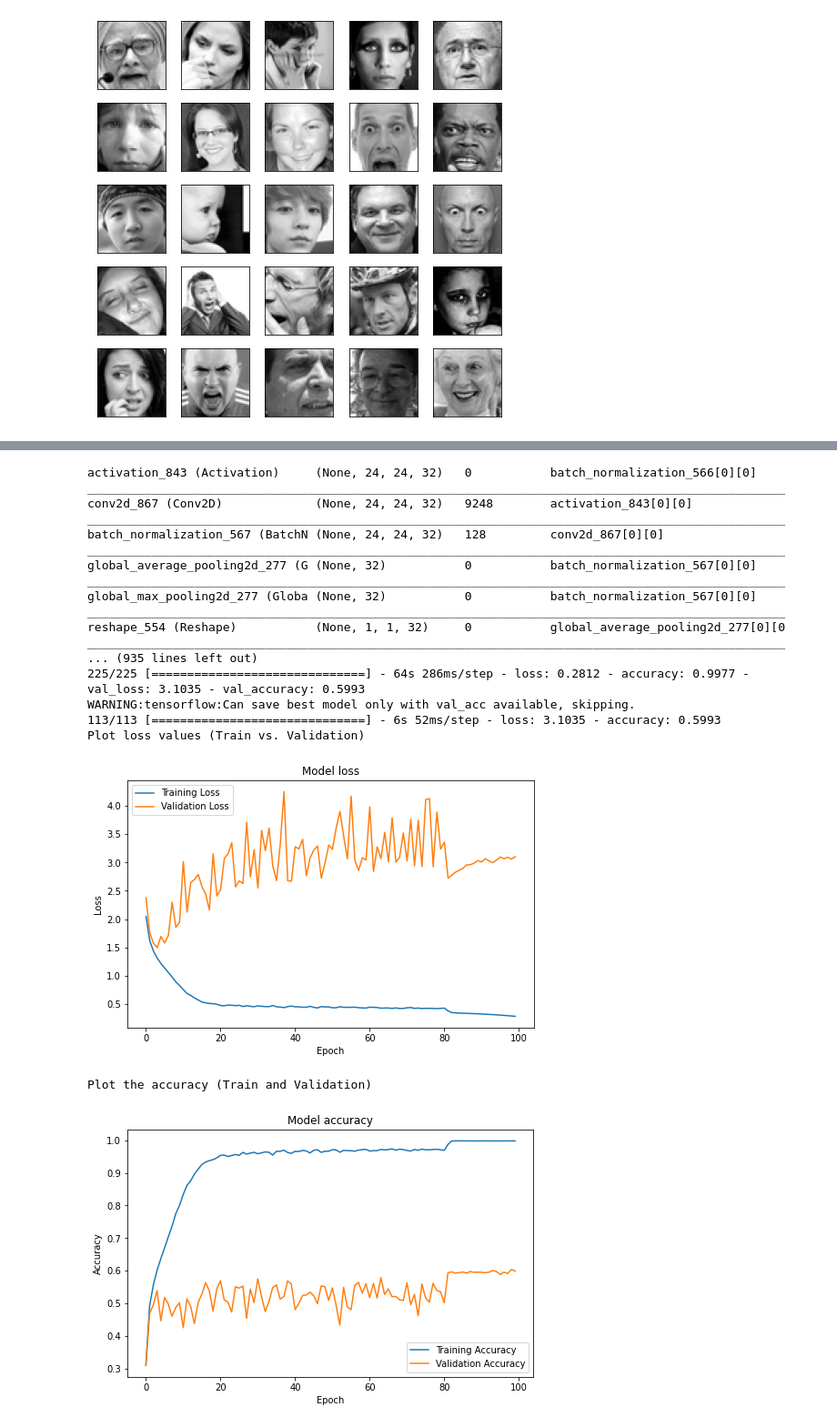
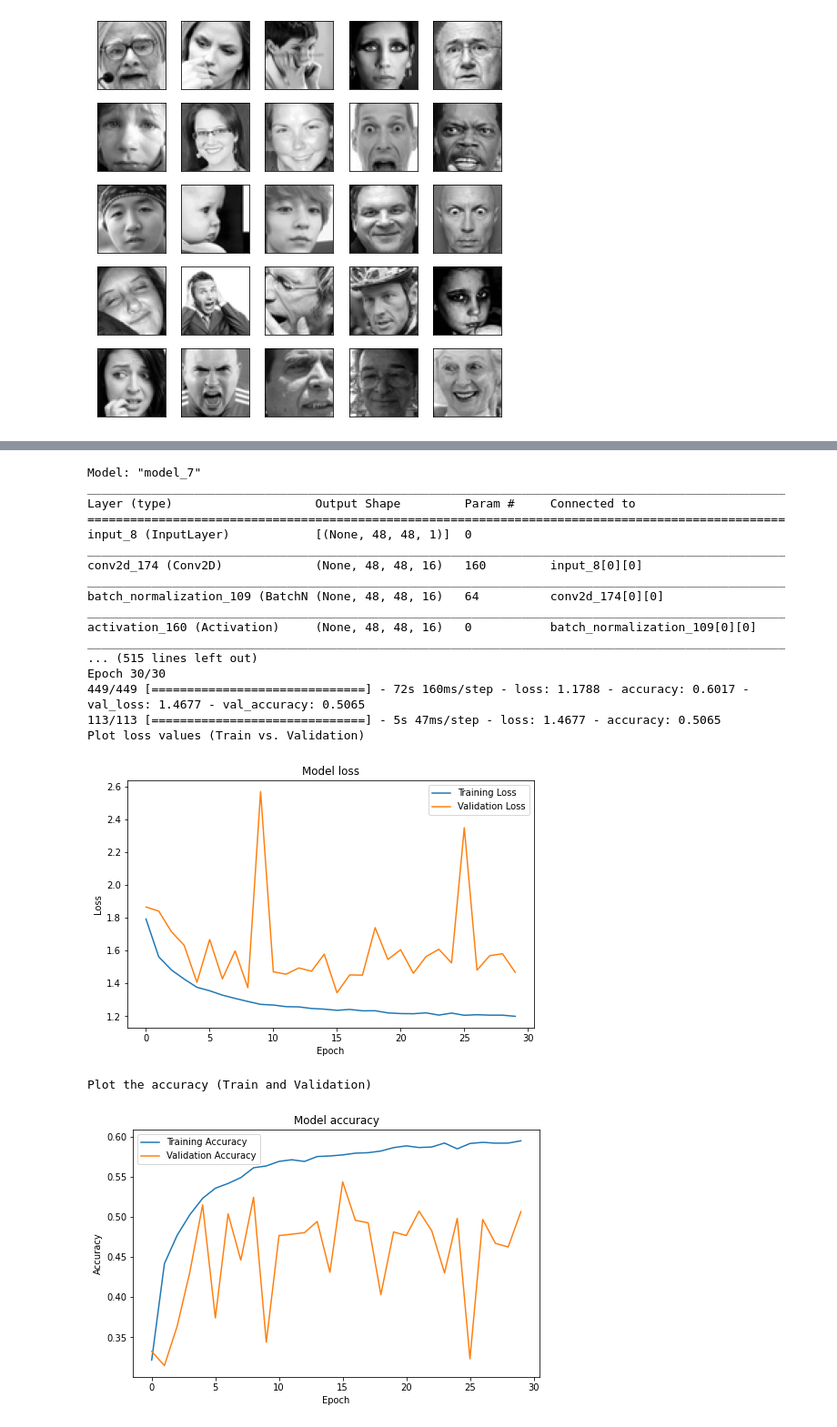
Before and after one commit to Tithra/Computer-Vision-DNN, a Jupyter notebook: FaceRecognition.ipynb, the cells around one changed output, grey strips where cells are left out. Shown at 91% size. Drawn from its saved outputs; the diff is of its cells as text; code cells hidden in the pictures.

```diff
--- a/FaceRecognition.ipynb
+++ b/FaceRecognition.ipynb
@@ -108,8 +104,8 @@ import numpy as np
 import os
 
 # Training parameters
-batch_size = 128
-epochs = 100
+batch_size = 64
+epochs = 30
 data_augmentation = False
 num_classes = 7
 subtract_pixel_mean = False  # Subtracting pixel mean improves accuracy
@@ -150,11 +146,12 @@ y_test = to_categorical(y_test, num_classes)
 y_val = to_categorical(y_val, num_classes)
 
 
-depth = 50 # For ResNet, specify the depth (e.g. ResNet50: depth=50, ResNet101: Depth=101)
+depth = 20 # For ResNet, specify the depth (e.g. ResNet50: depth=50, ResNet101: Depth=101)
 model = resnet_v1.resnet_v1(input_shape=input_shape, depth=depth,num_classes=7, attention_module='cbam_block')
 
+#model.compile(loss='categorical_crossentropy',optimizer=Adam(lr=lr_schedule(0)),metrics=['accuracy'])
 model.compile(loss='categorical_crossentropy',
-              optimizer=Adam(lr=lr_schedule(0)),
+              optimizer=Adam(lr=0.01),
               metrics=['accuracy'])
 model.summary()
 print(model_type)
@@ -183,12 +180,8 @@ callbacks = [checkpoint, lr_reducer, lr_scheduler]
 # Run training, with or without data augmentation.
 if not data_augmentation:
     print('Not using data augmentation.')
-    history = model.fit(x_train, y_train,
-              batch_size=batch_size,
-              epochs=epochs,
-              validation_data=(x_test, y_test),
-              shuffle=True,
-              callbacks=callbacks)
+    #history = model.fit(x_train, y_train,batch_size=batch_size, epochs=epochs,validation_data=(x_test, y_test), shuffle=True,callbacks=callbacks)
+    history = model.fit(x_train, y_train,batch_size=batch_size, epochs=epochs,validation_data=(x_test, y_test), shuffle=True)
 else:
     print('Using real-time data augmentation.')
     # This will do preprocessing and realtime data augmentation:
@@ -239,7 +232,7 @@ else:
     datagen.fit(x_train)
 
     # Fit the model on the batches generated by datagen.flow().
-#history = model.fit_generator(datagen.flow(x_train, y_train, batch_size=batch_size),
+    #history = model.fit_generator(datagen.flow(x_train, y_train, batch_size=batch_size),
     history = model.fit_generator(datagen.flow(x_train, y_train, batch_size=batch_size),
                     validation_data=(x_val, y_val),
                     epochs=epochs, verbose=1, workers=4,
@@ -293,22 +271,22 @@ ________________________________________________________________________________
-activation_843 (Activation)     (None, 24, 24, 32)   0           batch_normalization_566[0][0]
+Model: "model_7"
 __________________________________________________________________________________________________
-conv2d_867 (Conv2D)             (None, 24, 24, 32)   9248        activation_843[0][0]
+Layer (type)                    Output Shape         Param #     Connected to
+==================================================================================================
+input_8 (InputLayer)            [(None, 48, 48, 1)]  0
 __________________________________________________________________________________________________
-batch_normalization_567 (BatchN (None, 24, 24, 32)   128         conv2d_867[0][0]
+conv2d_174 (Conv2D)             (None, 48, 48, 16)   160         input_8[0][0]
 __________________________________________________________________________________________________
-global_average_pooling2d_277 (G (None, 32)           0           batch_normalization_567[0][0]
+batch_normalization_109 (BatchN (None, 48, 48, 16)   64          conv2d_174[0][0]
 __________________________________________________________________________________________________
-global_max_pooling2d_277 (Globa (None, 32)           0           batch_normalization_567[0][0]
+activation_160 (Activation)     (None, 48, 48, 16)   0           batch_normalization_109[0][0]
 __________________________________________________________________________________________________
-reshape_554 (Reshape)           (None, 1, 1, 32)     0           global_average_pooling2d_277[0][0
-__________________________________________________________________________________________________
-... (935 lines left out)
-225/225 [==============================] - 64s 286ms/step - loss: 0.2812 - accuracy: 0.9977 - val_loss: 3.1035 - val_accuracy: 0.5993
-WARNING:tensorflow:Can save best model only with val_acc available, skipping.
-113/113 [==============================] - 6s 52ms/step - loss: 3.1035 - accuracy: 0.5993
+... (515 lines left out)
+Epoch 30/30
+449/449 [==============================] - 72s 160ms/step - loss: 1.1788 - accuracy: 0.6017 - val_loss: 1.4677 - val_accuracy: 0.5065
+113/113 [==============================] - 5s 47ms/step - loss: 1.4677 - accuracy: 0.5065
 Plot loss values (Train vs. Validation)
-[figure, old version]
+[figure, new version]
 Plot the accuracy (Train and Validation)
-[figure, old version]
+[figure, new version]
 # %%
 #face recognition packages
```
Also changed, not shown: parts of 5 cells of this notebook.
